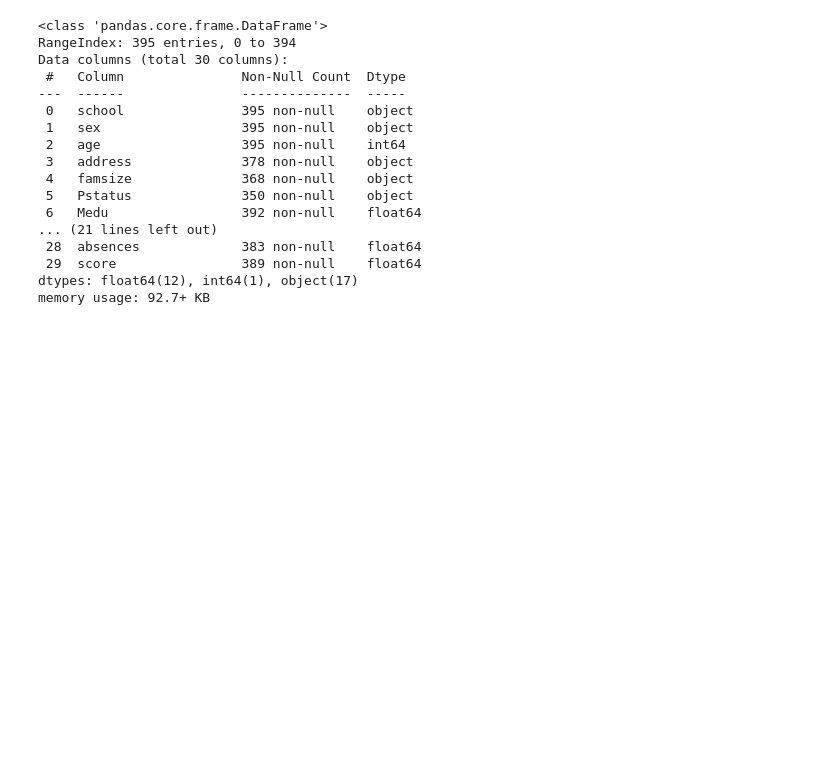
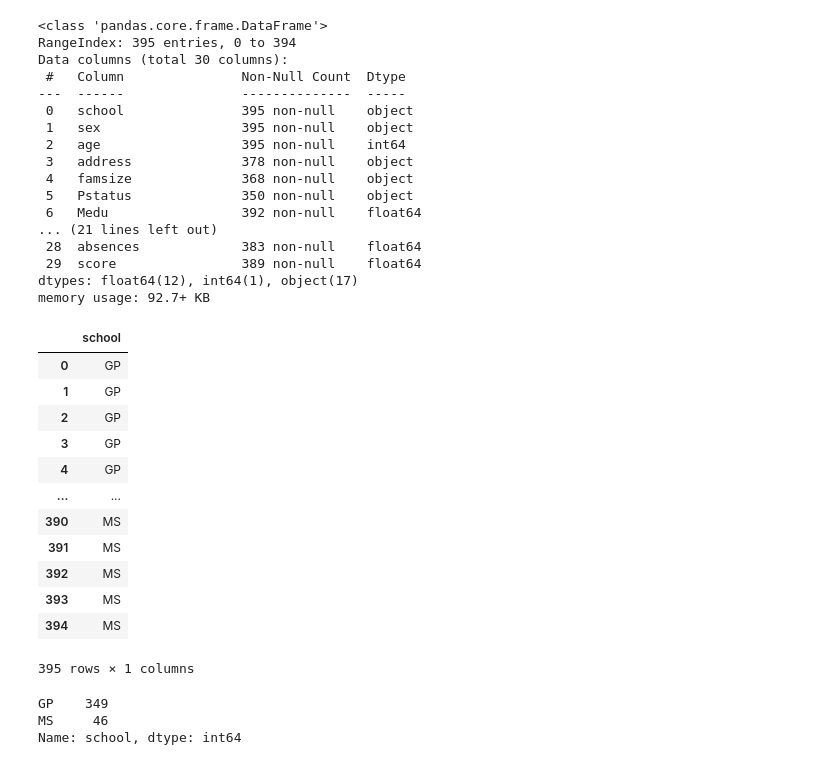
Before and after one commit to Tirsh/DataScience, a Jupyter notebook: module_2/eda.ipynb, the cells around one changed output. Saved outputs shown, nothing was run; the diff lists cells and outputs as text; code cells hidden in the pictures; blank space fills up the shorter version.

```diff
--- a/module_2/eda.ipynb
+++ b/module_2/eda.ipynb
@@ -30,3 +30,25 @@ Data columns (total 30 columns):
  29  score                389 non-null    float64
 dtypes: float64(12), int64(1), object(17)
 memory usage: 92.7+ KB
+# %%
+pd.DataFrame(df.school)
+# %% [output]
+|  | school |
+| 0 | GP |
+| 1 | GP |
+| 2 | GP |
+| 3 | GP |
+| 4 | GP |
+| ... | ... |
+| 390 | MS |
+| 391 | MS |
+| 392 | MS |
+| 393 | MS |
+| 394 | MS |
+395 rows × 1 columns
+# %%
+df.school.value_counts()
+# %% [output]
+GP    349
+MS     46
+Name: school, dtype: int64
```
Also changed, not shown: parts of 17 cells of this notebook.
